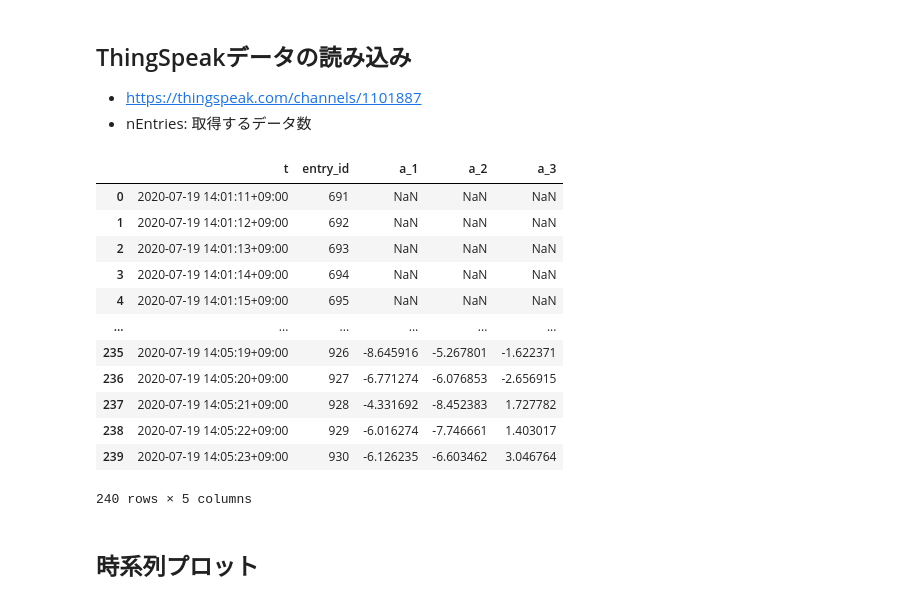
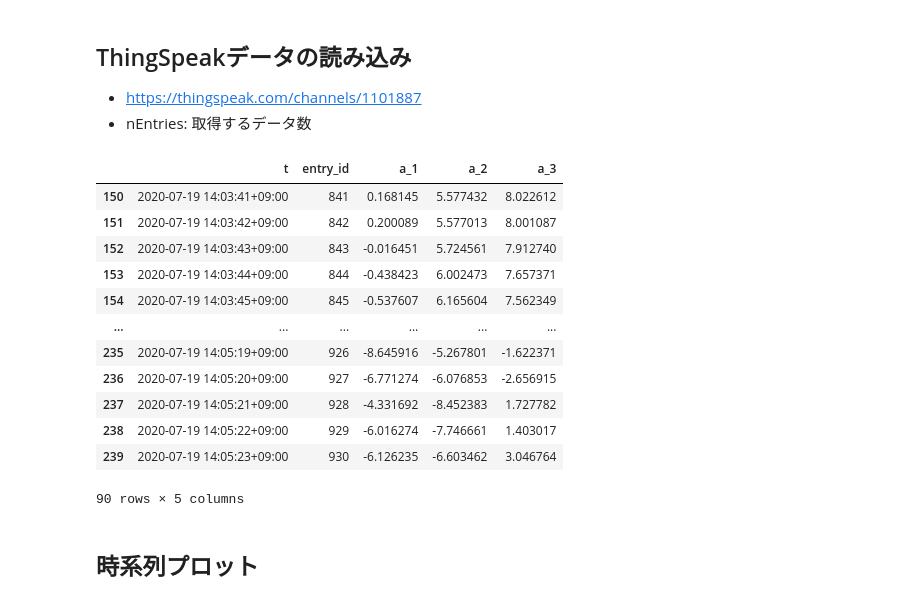
Before and after one commit to msiplab/EicEngLabIV, a Jupyter notebook: example02_02.ipynb, the cells around one changed output. Drawn from its saved outputs; the diff is of its cells as text; code cells hidden in the pictures.

```diff
--- a/example02_02.ipynb
+++ b/example02_02.ipynb
@@ -47,29 +47,29 @@ The createFontList function was deprecated in Matplotlib 3.2 and will be removed
 # %%
 nEntries = 240
 ch = thingspeak.Channel(1101887,fmt='json')
 jsn = json.loads(ch.get({'results': nEntries, 'timezone': 'Asia/Tokyo'}))
 df_feeds = pd.DataFrame(jsn['feeds'])
 df_feeds.created_at = pd.to_datetime(df_feeds.created_at) # 日時型に変換
 df_feeds.field1 = df_feeds.field1.astype(float)
 df_feeds.field2 = df_feeds.field2.astype(float)
 df_feeds.field3 = df_feeds.field3.astype(float)
 df_timeseries = df_feeds.rename(columns={'created_at': 't',
-                    'field1': 'a_1', 'field2': 'a_2', 'field3': 'a_3'})
+                    'field1': 'a_1', 'field2': 'a_2', 'field3': 'a_3'}).dropna()
 display(df_timeseries)
 # %% [output]
 |  | t | entry_id | a_1 | a_2 | a_3 |
-| 0 | 2020-07-19 14:01:11+09:00 | 691 | NaN | NaN | NaN |
-| 1 | 2020-07-19 14:01:12+09:00 | 692 | NaN | NaN | NaN |
-| 2 | 2020-07-19 14:01:13+09:00 | 693 | NaN | NaN | NaN |
-| 3 | 2020-07-19 14:01:14+09:00 | 694 | NaN | NaN | NaN |
-| 4 | 2020-07-19 14:01:15+09:00 | 695 | NaN | NaN | NaN |
+| 150 | 2020-07-19 14:03:41+09:00 | 841 | 0.168145 | 5.577432 | 8.022612 |
+| 151 | 2020-07-19 14:03:42+09:00 | 842 | 0.200089 | 5.577013 | 8.001087 |
+| 152 | 2020-07-19 14:03:43+09:00 | 843 | -0.016451 | 5.724561 | 7.912740 |
+| 153 | 2020-07-19 14:03:44+09:00 | 844 | -0.438423 | 6.002473 | 7.657371 |
+| 154 | 2020-07-19 14:03:45+09:00 | 845 | -0.537607 | 6.165604 | 7.562349 |
 | ... | ... | ... | ... | ... | ... |
 | 235 | 2020-07-19 14:05:19+09:00 | 926 | -8.645916 | -5.267801 | -1.622371 |
 | 236 | 2020-07-19 14:05:20+09:00 | 927 | -6.771274 | -6.076853 | -2.656915 |
 | 237 | 2020-07-19 14:05:21+09:00 | 928 | -4.331692 | -8.452383 | 1.727782 |
 | 238 | 2020-07-19 14:05:22+09:00 | 929 | -6.016274 | -7.746661 | 1.403017 |
 | 239 | 2020-07-19 14:05:23+09:00 | 930 | -6.126235 | -6.603462 | 3.046764 |
-240 rows × 5 columns
+90 rows × 5 columns
 # %% [markdown]
 ## 時系列プロット
 # %%
```
Also changed, not shown: parts of 1 cell of this notebook.
